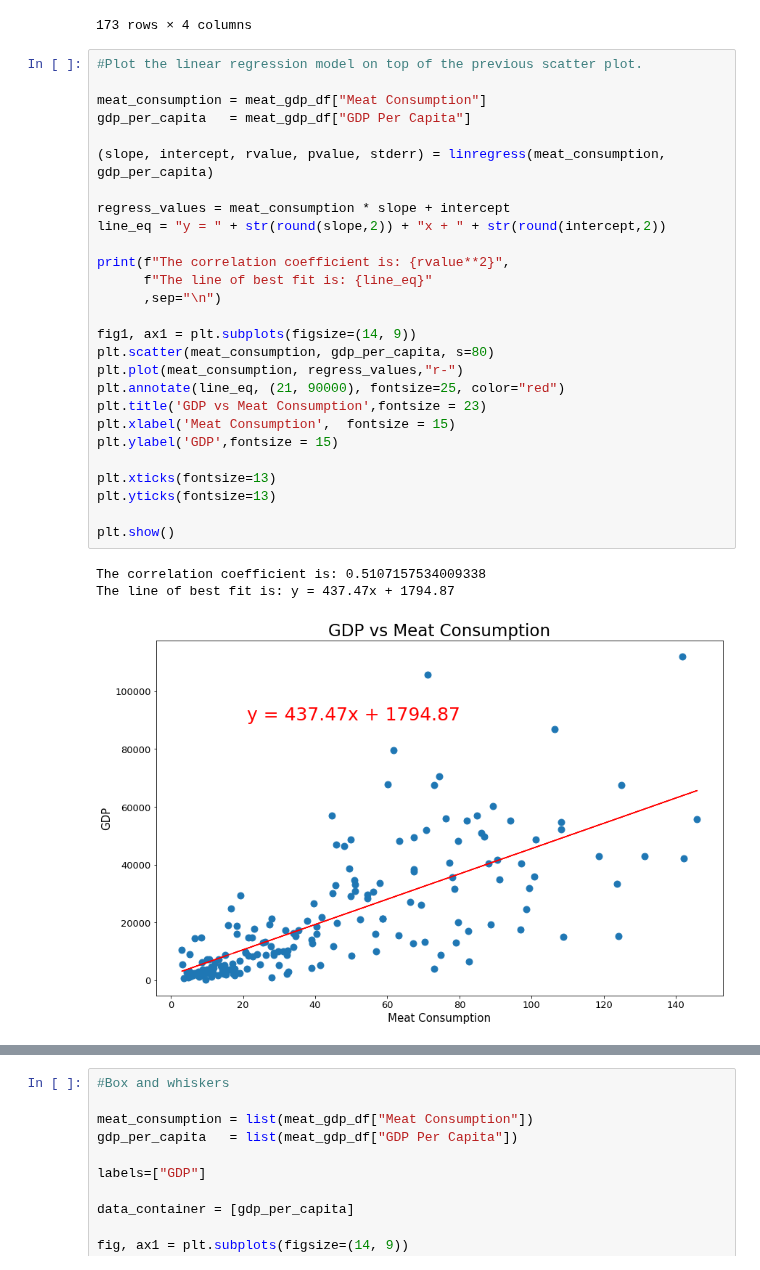
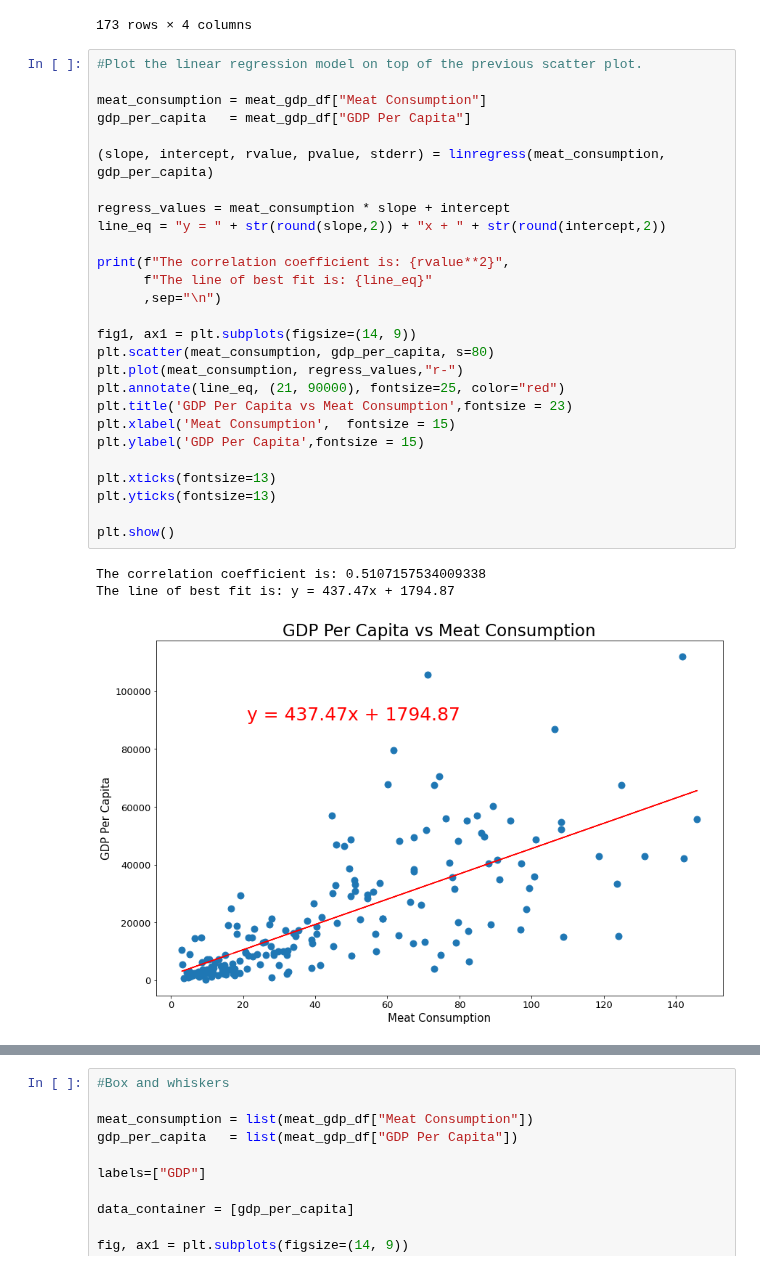
Before and after one commit to ermcgrew/bootcamp_project_one, a Jupyter notebook: data_analysis.ipynb, the cells around one changed output, grey strips where cells are left out. Cells and saved outputs as stored; diff of their text form.

```diff
--- a/data_analysis.ipynb
+++ b/data_analysis.ipynb
@@ -358,34 +332,34 @@ meat_gdp_df
 # %%
 #Plot the linear regression model on top of the previous scatter plot.
 
 meat_consumption = meat_gdp_df["Meat Consumption"]
 gdp_per_capita   = meat_gdp_df["GDP Per Capita"]
 
 (slope, intercept, rvalue, pvalue, stderr) = linregress(meat_consumption, gdp_per_capita)
 
 regress_values = meat_consumption * slope + intercept
 line_eq = "y = " + str(round(slope,2)) + "x + " + str(round(intercept,2))
 
 print(f"The correlation coefficient is: {rvalue**2}",
       f"The line of best fit is: {line_eq}"
       ,sep="\n")
 
 fig1, ax1 = plt.subplots(figsize=(14, 9))
 plt.scatter(meat_consumption, gdp_per_capita, s=80)
 plt.plot(meat_consumption, regress_values,"r-")
 plt.annotate(line_eq, (21, 90000), fontsize=25, color="red")
-plt.title('GDP vs Meat Consumption',fontsize = 23)
+plt.title('GDP Per Capita vs Meat Consumption',fontsize = 23)
 plt.xlabel('Meat Consumption',  fontsize = 15)
-plt.ylabel('GDP',fontsize = 15)
+plt.ylabel('GDP Per Capita',fontsize = 15)
 
 plt.xticks(fontsize=13)
 plt.yticks(fontsize=13)
 
 plt.show()
 # %% [output]
 The correlation coefficient is: 0.5107157534009338
 The line of best fit is: y = 437.47x + 1794.87
-[figure, old version]
+[figure, new version]
 # %%
 #labels      = list(top_5_gdp_countries["Country"])
 #gdp_pc_top5 = list(top_5_gdp_countries["GDP Per Capita"])
```
Also changed, not shown: parts of 5 cells of this notebook.
